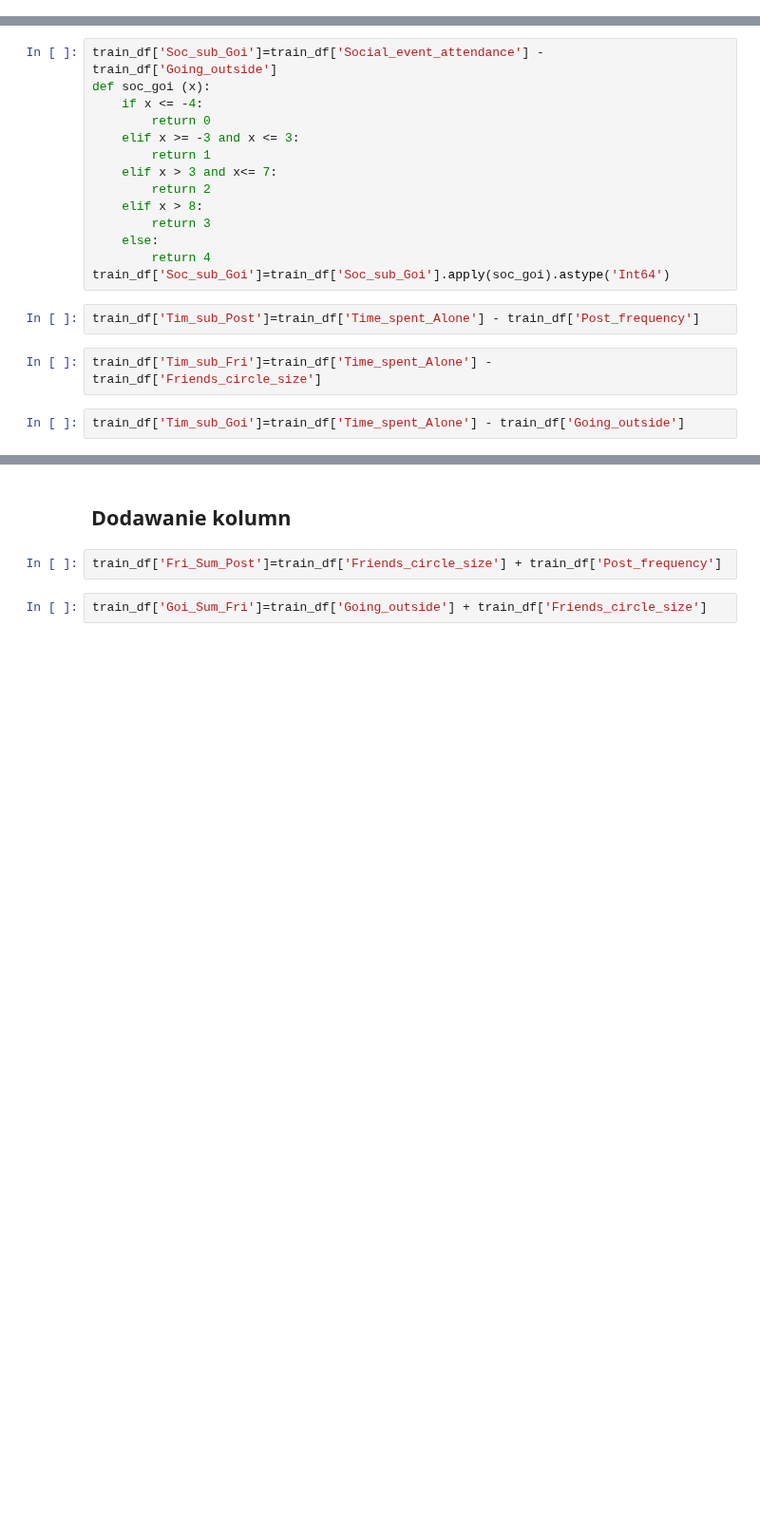
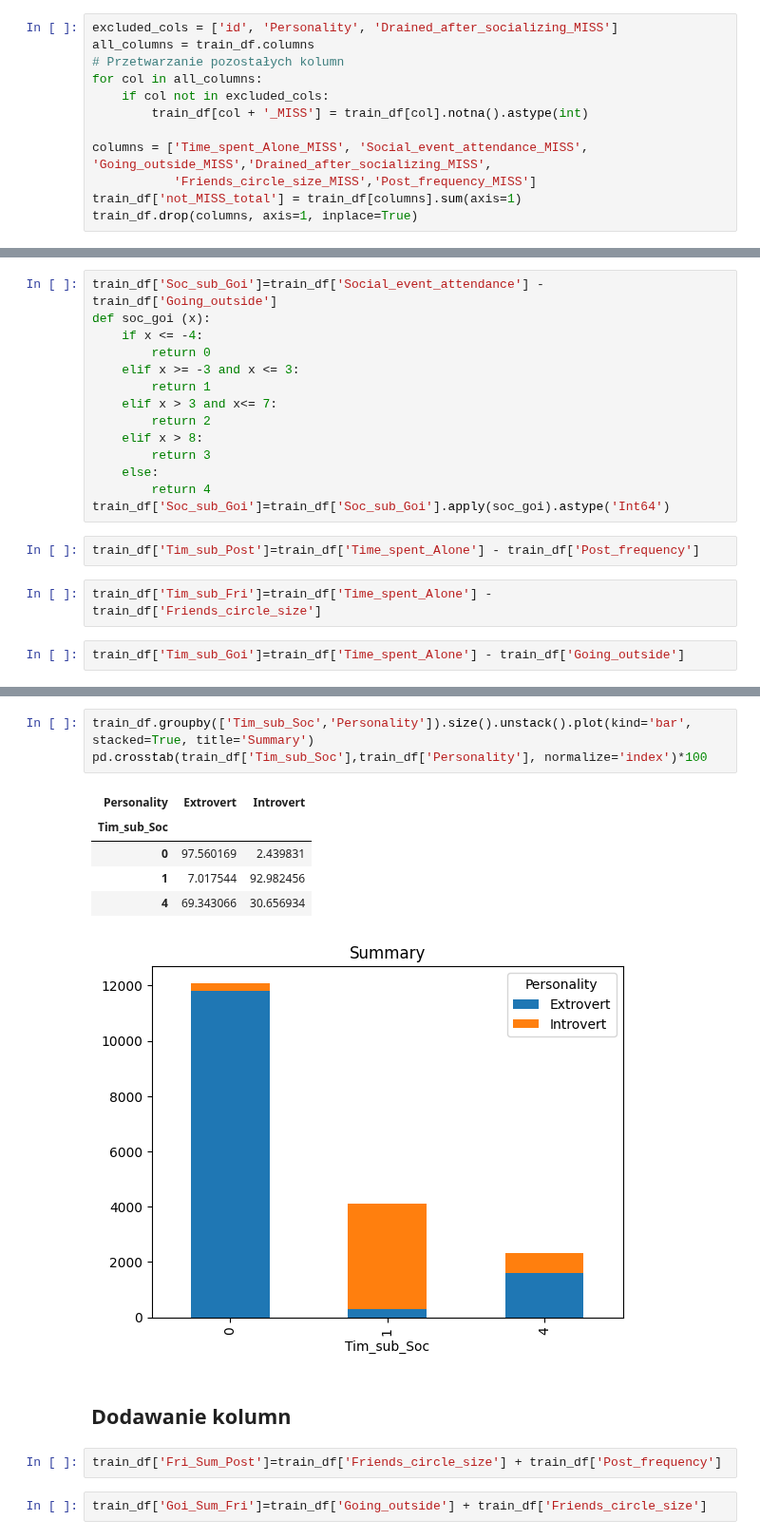
Before and after one commit to PiotrPieciak/LEARN_06_KAGGLE_Predict_Introverts, a Jupyter notebook: notebooks/02_Introverts_and_extroverts_ML_experiments.ipynb, the cells around one changed output, grey strips where cells are left out. Shown at 95% size. Drawn from its saved outputs; the diff is of its cells as text; blank space fills up the shorter version.

Commit message:
Kaggle Notebook | 02_Introverts_and_extroverts_ML_experiments | Version 9

```diff
--- a/notebooks/02_Introverts_and_extroverts_ML_experiments.ipynb
+++ b/notebooks/02_Introverts_and_extroverts_ML_experiments.ipynb
@@ -222,3 +222,15 @@ train_df = train_df.drop('Stage_fear', axis=1)
+# %%
+excluded_cols = ['id', 'Personality', 'Drained_after_socializing_MISS']
+all_columns = train_df.columns
+# Przetwarzanie pozostałych kolumn
+for col in all_columns:
+    if col not in excluded_cols:
+        train_df[col + '_MISS'] = train_df[col].notna().astype(int)
+
+columns = ['Time_spent_Alone_MISS', 'Social_event_attendance_MISS', 'Going_outside_MISS','Drained_after_socializing_MISS',
+           'Friends_circle_size_MISS','Post_frequency_MISS']
+train_df['not_MISS_total'] = train_df[columns].sum(axis=1)
+train_df.drop(columns, axis=1, inplace=True)
 # %% [markdown]
 # dwie dobre kolumny do właczenia
 # %%
@@ -293,3 +313,13 @@ train_df['Tim_sub_Soc']=train_df['Time_spent_Alone'] - train_df['Social_event_at
+# %%
+train_df.groupby(['Tim_sub_Soc','Personality']).size().unstack().plot(kind='bar', stacked=True, title='Summary')
+pd.crosstab(train_df['Tim_sub_Soc'],train_df['Personality'], normalize='index')*100
+# %% [output]
+| Personality | Extrovert | Introvert |
+| Tim_sub_Soc |  |  |
+| 0 | 97.560169 | 2.439831 |
+| 1 | 7.017544 | 92.982456 |
+| 4 | 69.343066 | 30.656934 |
+[figure, added]
 # %% [markdown]
 ##  Dodawanie kolumn
 # %%
```
Also changed, not shown: parts of 14 cells of this notebook.
